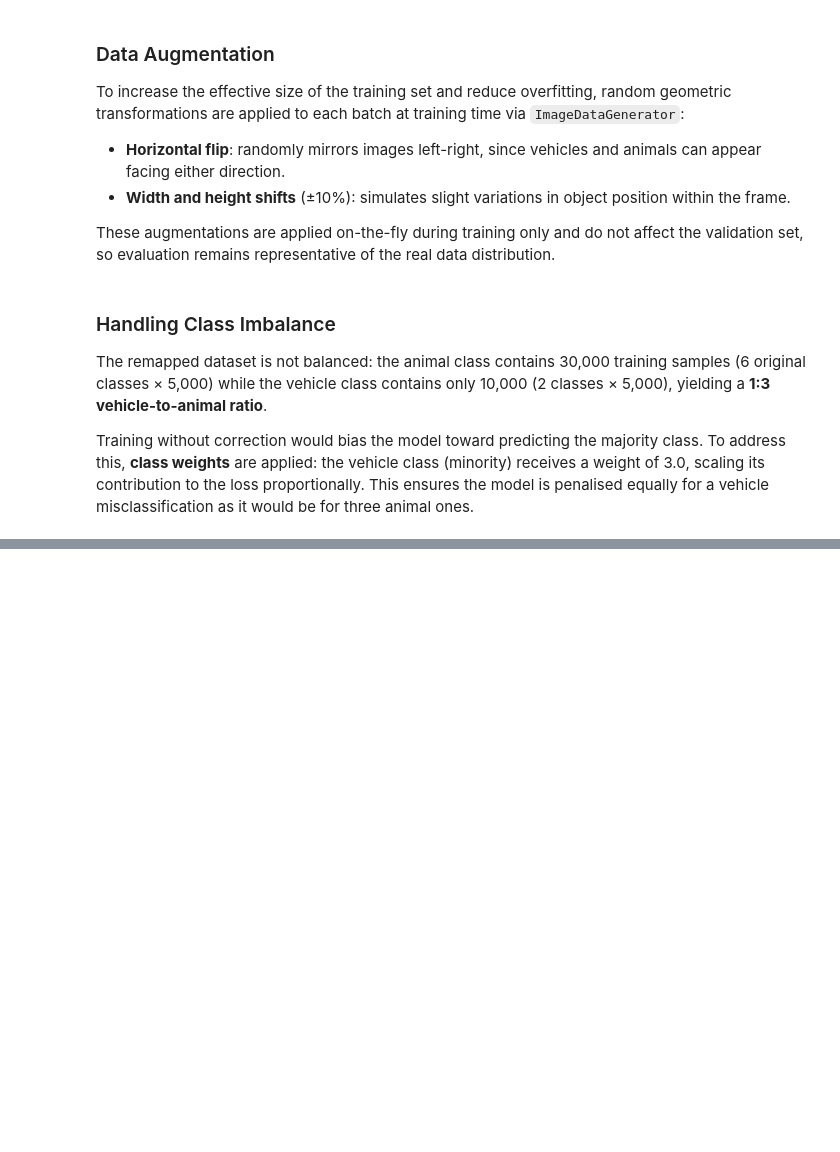
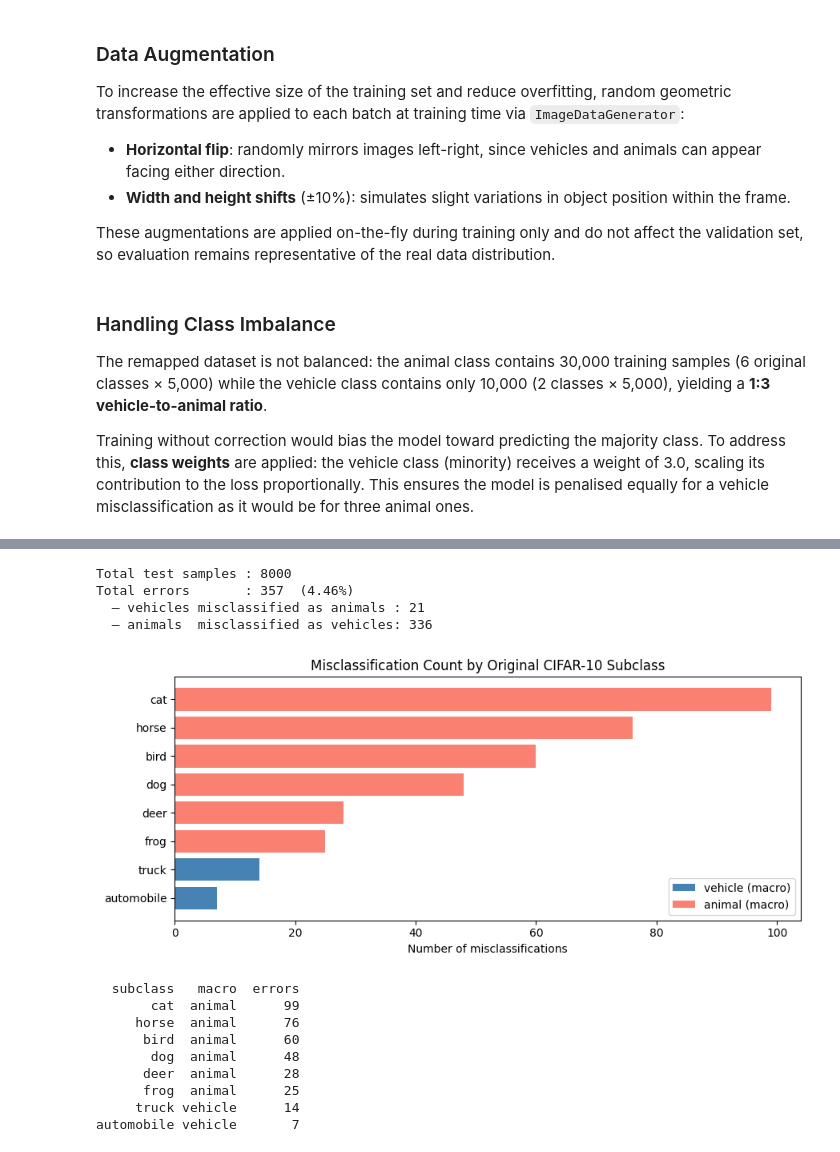
Before and after one commit to antoniop-dev/machine-learning-lab, a Jupyter notebook: Projects/VisionTech_Solution/VisionTech.ipynb, the cells around one changed output, grey strips where cells are left out. Saved outputs shown, nothing was run; the diff lists cells and outputs as text; code cells hidden in the pictures; blank space fills up the shorter version.

```diff
--- a/Projects/VisionTech_Solution/VisionTech.ipynb
+++ b/Projects/VisionTech_Solution/VisionTech.ipynb
@@ -265,0 +352,62 @@ cnn.evaluate(X_test, y_test)
+# %%
+# Re-load raw CIFAR-10 test split to recover fine-grained subclass labels (uint8 images for display)
+_, (X_test_raw_cifar, y_test_raw_orig) = load_data()
+y_test_raw_orig = y_test_raw_orig.flatten()
+
+vehicle_idx   = [1, 9]            # automobile, truck
+animal_idx    = [2, 3, 4, 5, 6, 7]  # bird, cat, deer, dog, frog, horse
+cifar10_names = ['airplane', 'automobile', 'bird', 'cat', 'deer',
+                 'dog', 'frog', 'horse', 'ship', 'truck']
+
+orig_mask            = np.isin(y_test_raw_orig, vehicle_idx + animal_idx)
+X_test_images        = X_test_raw_cifar[orig_mask]   # original uint8 for display
+y_test_orig_filtered = y_test_raw_orig[orig_mask]
+
+errors_mask = y_pred != y_test
+
+print(f"Total test samples : {len(y_test)}")
+print(f"Total errors       : {errors_mask.sum()}  ({errors_mask.mean()*100:.2f}%)")
+print(f"  — vehicles misclassified as animals : {((y_pred==1) & (y_test==0)).sum()}")
+print(f"  — animals  misclassified as vehicles: {((y_pred==0) & (y_test==1)).sum()}")
+# %% [output]
+Total test samples : 8000
+Total errors       : 357  (4.46%)
+  — vehicles misclassified as animals : 21
+  — animals  misclassified as vehicles: 336
+# %%
+error_orig_labels = y_test_orig_filtered[errors_mask]
+unique_labels, counts = np.unique(error_orig_labels, return_counts=True)
+
+error_df = pd.DataFrame({
+    'subclass': [cifar10_names[i] for i in unique_labels],
+    'macro':    ['vehicle' if i in vehicle_idx else 'animal' for i in unique_labels],
+    'errors':   counts,
+}).sort_values('errors', ascending=False)
+
+colors = ['steelblue' if m == 'vehicle' else 'salmon' for m in error_df['macro']]
+
+fig, ax = plt.subplots(figsize=(9, 4))
+ax.barh(error_df['subclass'], error_df['errors'], color=colors)
+ax.set_xlabel('Number of misclassifications')
+ax.set_title('Misclassification Count by Original CIFAR-10 Subclass')
+ax.invert_yaxis()
+legend_elements = [
+    Patch(facecolor='steelblue', label='vehicle (macro)'),
+    Patch(facecolor='salmon',    label='animal (macro)'),
+]
+ax.legend(handles=legend_elements, loc='lower right')
+plt.tight_layout()
+plt.show()
+
+print(error_df.to_string(index=False))
+# %% [output]
+[figure, added]
+  subclass   macro  errors
+       cat  animal      99
+     horse  animal      76
+      bird  animal      60
+       dog  animal      48
+      deer  animal      28
+      frog  animal      25
+     truck vehicle      14
+automobile vehicle       7
```
Also changed, not shown: parts of 26 cells of this notebook, 1 other file.
